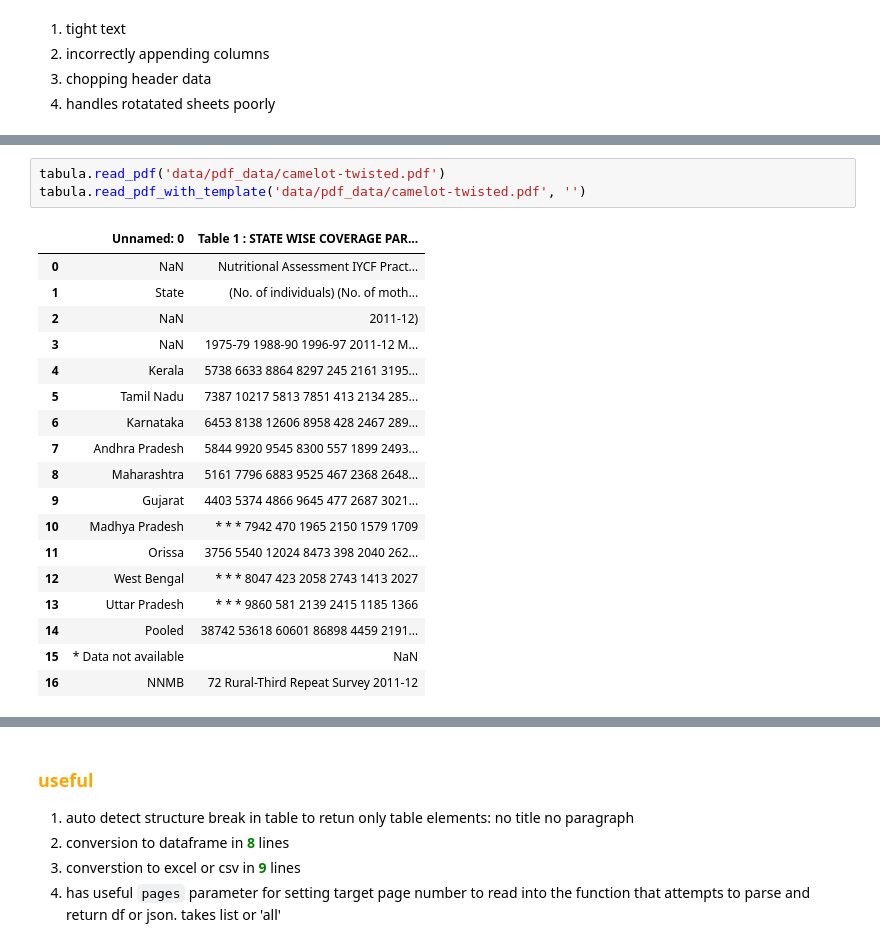
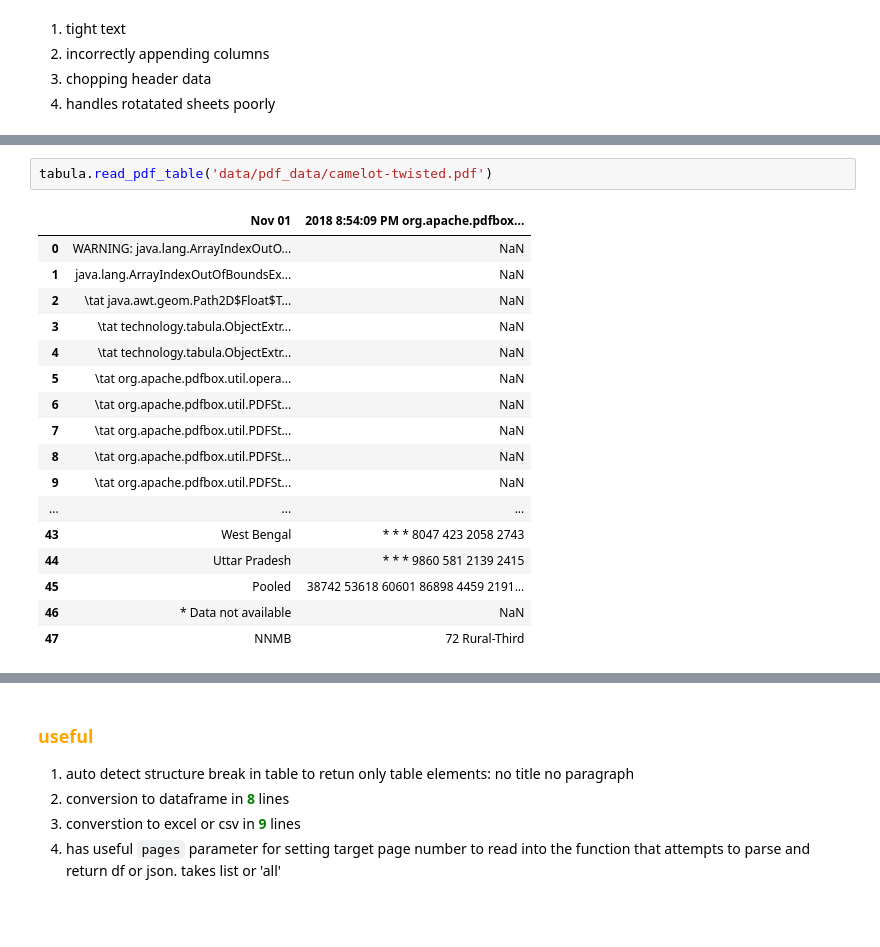
Before and after one commit to brl1906/PDFScrapingTour, a Jupyter notebook: 10-16-2018-brl1906-working-with-tabula-py.ipynb, the cells around one changed output, grey strips where cells are left out. Cells and saved outputs as stored; diff of their text form; blank space fills up the shorter version.

```diff
--- a/10-16-2018-brl1906-working-with-tabula-py.ipynb
+++ b/10-16-2018-brl1906-working-with-tabula-py.ipynb
@@ -24,27 +24,25 @@ type(tabula_scanned_pdf)
 # %% [output]
 NoneType
 # %%
-tabula.read_pdf('data/pdf_data/camelot-twisted.pdf')
-tabula.read_pdf_with_template('data/pdf_data/camelot-twisted.pdf', '')
+tabula.read_pdf_table('data/pdf_data/camelot-twisted.pdf')
 # %% [output]
-|  | Unnamed: 0 | Table 1 : STATE WISE COVERAGE PAR... |
-| 0 | NaN | Nutritional Assessment IYCF Pract... |
-| 1 | State | (No. of individuals) (No. of moth... |
-| 2 | NaN | 2011-12) |
-| 3 | NaN | 1975-79 1988-90 1996-97 2011-12 M... |
-| 4 | Kerala | 5738 6633 8864 8297 245 2161 3195... |
-| 5 | Tamil Nadu | 7387 10217 5813 7851 413 2134 285... |
-| 6 | Karnataka | 6453 8138 12606 8958 428 2467 289... |
-| 7 | Andhra Pradesh | 5844 9920 9545 8300 557 1899 2493... |
-| 8 | Maharashtra | 5161 7796 6883 9525 467 2368 2648... |
-| 9 | Gujarat | 4403 5374 4866 9645 477 2687 3021... |
-| 10 | Madhya Pradesh | * * * 7942 470 1965 2150 1579 1709 |
-| 11 | Orissa | 3756 5540 12024 8473 398 2040 262... |
-| 12 | West Bengal | * * * 8047 423 2058 2743 1413 2027 |
-| 13 | Uttar Pradesh | * * * 9860 581 2139 2415 1185 1366 |
-| 14 | Pooled | 38742 53618 60601 86898 4459 2191... |
-| 15 | * Data not available | NaN |
-| 16 | NNMB | 72 Rural-Third Repeat Survey 2011-12 |
+|  | Nov 01 | 2018 8:54:09 PM org.apache.pdfbox... |
+| 0 | WARNING: java.lang.ArrayIndexOutO... | NaN |
+| 1 | java.lang.ArrayIndexOutOfBoundsEx... | NaN |
+| 2 | \tat java.awt.geom.Path2D$Float$T... | NaN |
+| 3 | \tat technology.tabula.ObjectExtr... | NaN |
+| 4 | \tat technology.tabula.ObjectExtr... | NaN |
+| 5 | \tat org.apache.pdfbox.util.opera... | NaN |
+| 6 | \tat org.apache.pdfbox.util.PDFSt... | NaN |
+| 7 | \tat org.apache.pdfbox.util.PDFSt... | NaN |
+| 8 | \tat org.apache.pdfbox.util.PDFSt... | NaN |
+| 9 | \tat org.apache.pdfbox.util.PDFSt... | NaN |
+| ... | ... | ... |
+| 43 | West Bengal | * * * 8047 423 2058 2743 |
+| 44 | Uttar Pradesh | * * * 9860 581 2139 2415 |
+| 45 | Pooled | 38742 53618 60601 86898 4459 2191... |
+| 46 | * Data not available | NaN |
+| 47 | NNMB | 72 Rural-Third |
 # %%
 # converts automatically to dataframe by default but tight text doesn't work well
 # splits colums appending incorrectly to the next column (first row)
```
Also changed, not shown: parts of 7 cells of this notebook, 7 other files.
